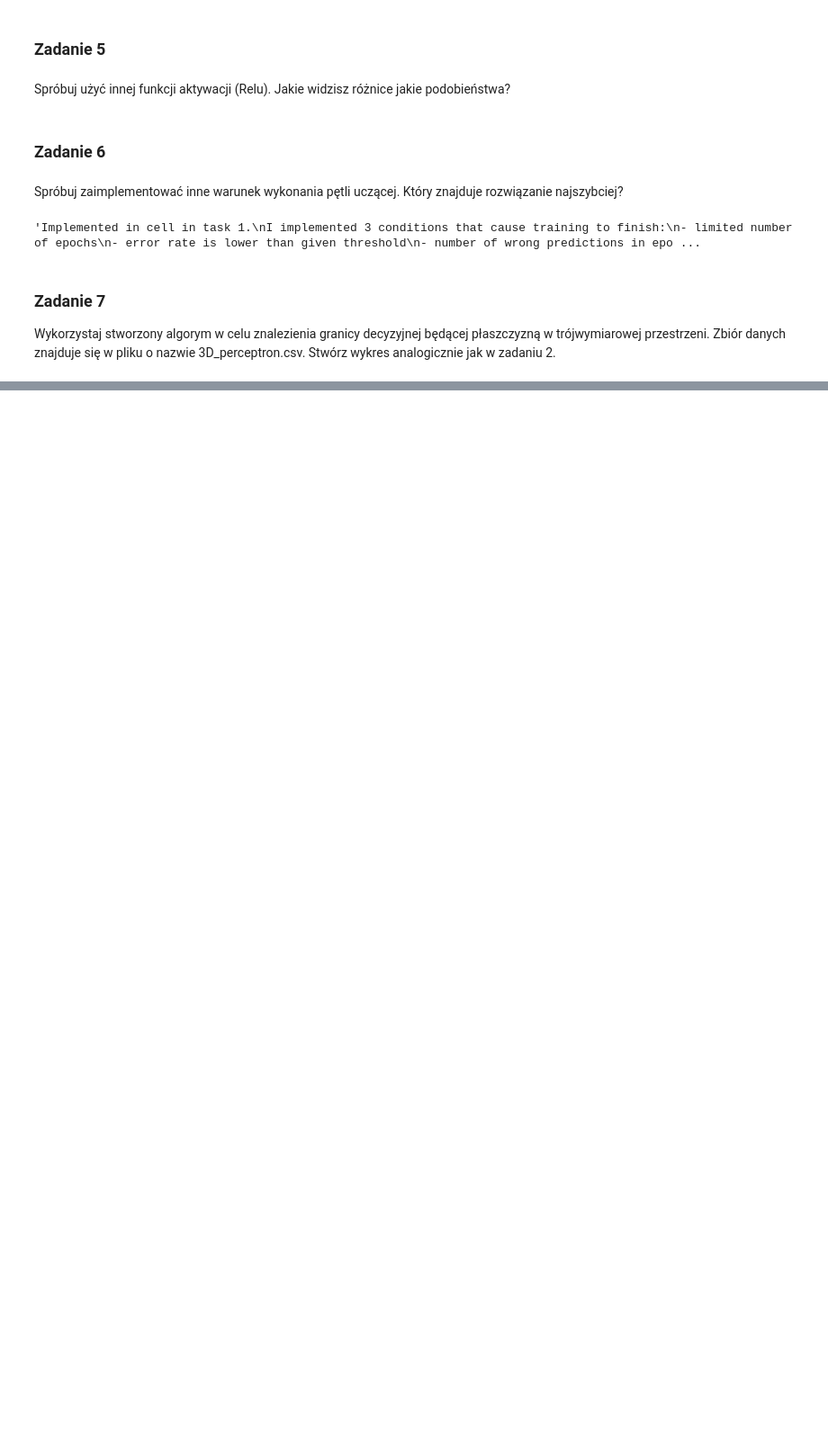
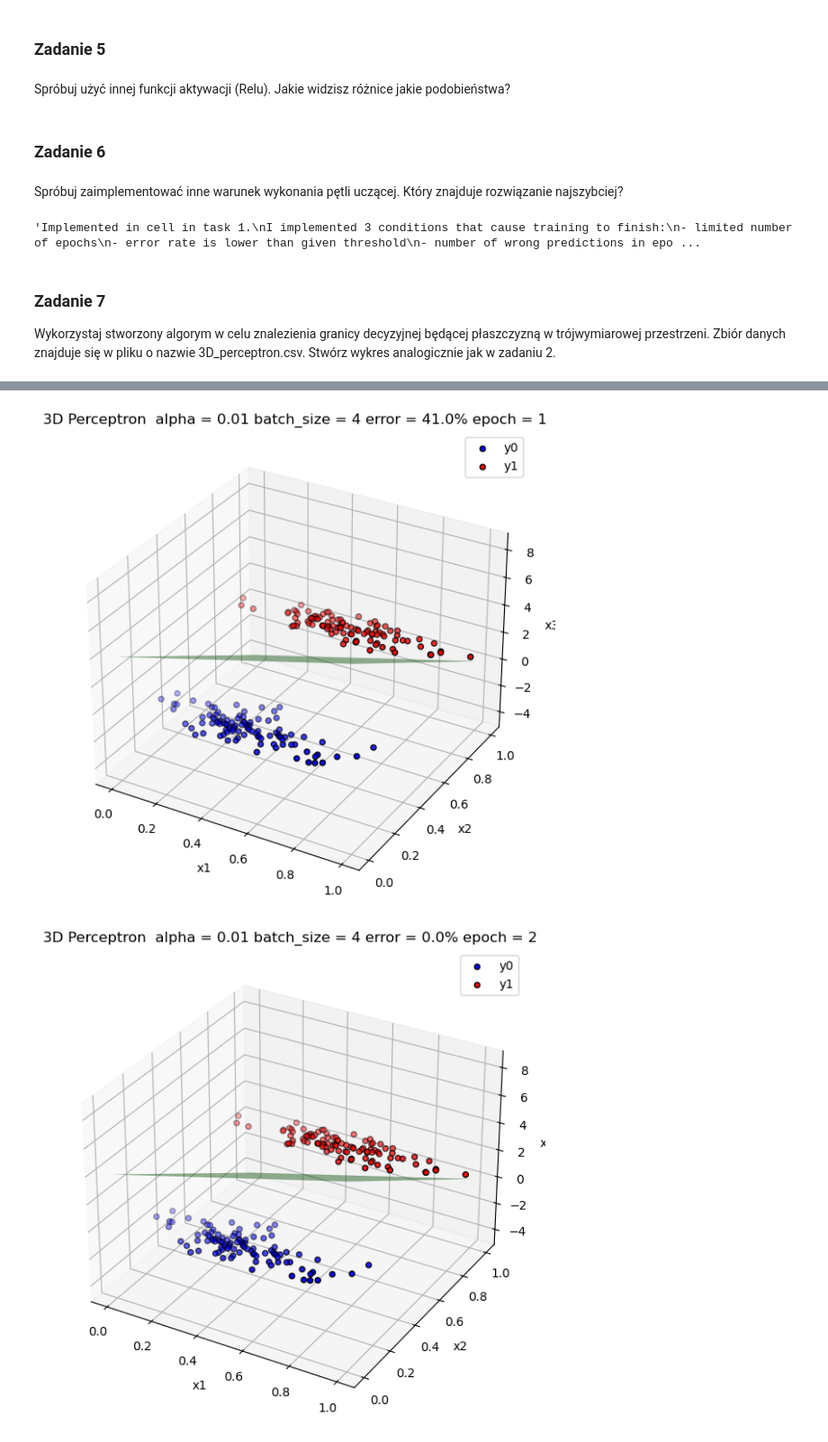
Before and after one commit to pawel00wypych/Machine-Learning-Techniques, a Jupyter notebook: Perceptron/139897_Paweł_Wypych_Perceptron_basic.ipynb, the cells around one changed output, grey strips where cells are left out. Shown at 90% size. Cells and saved outputs as stored; diff of their text form; code cells hidden in the pictures; blank space fills up the shorter version.

```diff
--- a/Perceptron/139897_Paweł_Wypych_Perceptron_basic.ipynb
+++ b/Perceptron/139897_Paweł_Wypych_Perceptron_basic.ipynb
@@ -602,0 +579,62 @@ TypeError: perceptron_training() takes 7 positional arguments but 8 were given
+# %%
+data = pd.read_csv("3D_perceptron.csv")
+
+# data normalization
+scaler = MinMaxScaler()
+normalized_data = scaler.fit_transform(data)
+normalized_data = pd.DataFrame(normalized_data, columns=data.columns)
+
+# Perceptron parameters
+num_of_epoch = 200
+alpha = 0.01
+bias = 1
+batch_size = 4
+num_of_traits = len(data.columns) - 1 + bias
+error_rate = 100
+error_rate_normalized_data = 100
+lowest_error_and_weights_n = pd.DataFrame(columns=['error', 'epoch', 'weights'])
+error_and_weights_n = pd.DataFrame(columns=['error', 'epoch', 'weights'])
+patience = 5
+
+normalized_batches = calculate_batches(normalized_data, batch_size)
+normalized_weights = np.random.uniform(-1, 1, size=num_of_traits)
+max_expected_err = 0
+
+last_epoch, num_wrong_predictions, err, lowest_error_and_weights, error_and_weights_snap = perceptron_training(
+    normalized_weights, max_expected_err, lowest_error_and_weights_n, error_rate,
+    error_and_weights_n, alpha, num_of_epoch, normalized_batches
+)
+
+weights_n = error_and_weights_snap['weights']
+error = error_and_weights_snap['error']
+ep = error_and_weights_snap['epoch']
+
+x1 = np.linspace(0, 1, 100)
+x2 = np.linspace(0, 1, 100)
+X1, X2 = np.meshgrid(x1, x2)
+
+def print_3d_chart(data, weights, X1, X2, message):
+    X3 = -(weights[0] * X1 + weights[1] * X2 + weights[3]) / weights[2]
+
+    fig = plt.figure(figsize=(10, 7))
+    ax = fig.add_subplot(111, projection='3d')
+
+    y0 = data.loc[data['y'] == 0]
+    y1 = data.loc[data['y'] == 1]
+
+    ax.scatter(y0.iloc[:, 0], y0.iloc[:, 1], y0.iloc[:, 2], c='blue', edgecolors="k", label="y0")
+    ax.scatter(y1.iloc[:, 0], y1.iloc[:, 1], y1.iloc[:, 2], c='red', edgecolors="k", label="y1")
+
+    ax.plot_surface(X1, X2, X3, color='green', alpha=0.5)
+
+    ax.set_xlabel('x1')
+    ax.set_ylabel('x2')
+    ax.set_zlabel('x3')
+    ax.set_title(f'3D Perceptron {message}')
+    ax.legend()
+    plt.show()
+
+print_3d_chart(normalized_data, weights_n[0], X1, X2, f" alpha = {alpha} batch_size = {batch_size} error = {error[0]}% epoch = {ep[0]}")
+print_3d_chart(normalized_data, weights_n[len(weights_n)//2], X1, X2, f" alpha = {alpha} batch_size = {batch_size} error = {error[len(weights_n)//2]}% epoch = {ep[len(weights_n)//2]}")
+print_3d_chart(normalized_data, weights_n[len(weights_n)-1], X1, X2, f" alpha = {alpha} batch_size = {batch_size} error = {error[len(weights_n)-1]}% epoch = {ep[len(weights_n)-1]}")
+# %% [output]
@@ -602,0 +659,2 @@ TypeError: perceptron_training() takes 7 positional arguments but 8 were given
+[figure, added]
+[figure, added]
```
Also changed, not shown: parts of 6 cells of this notebook.
